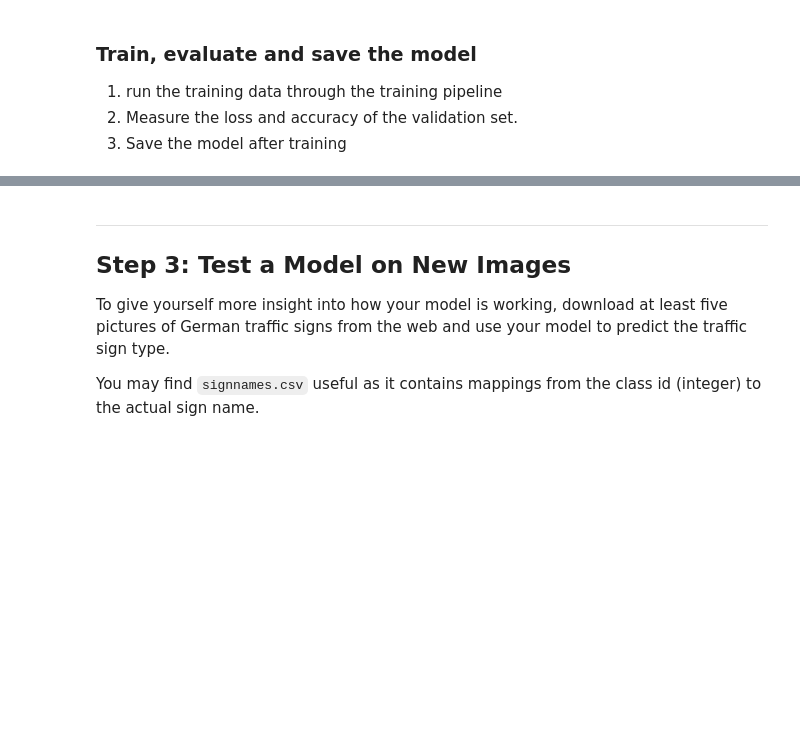
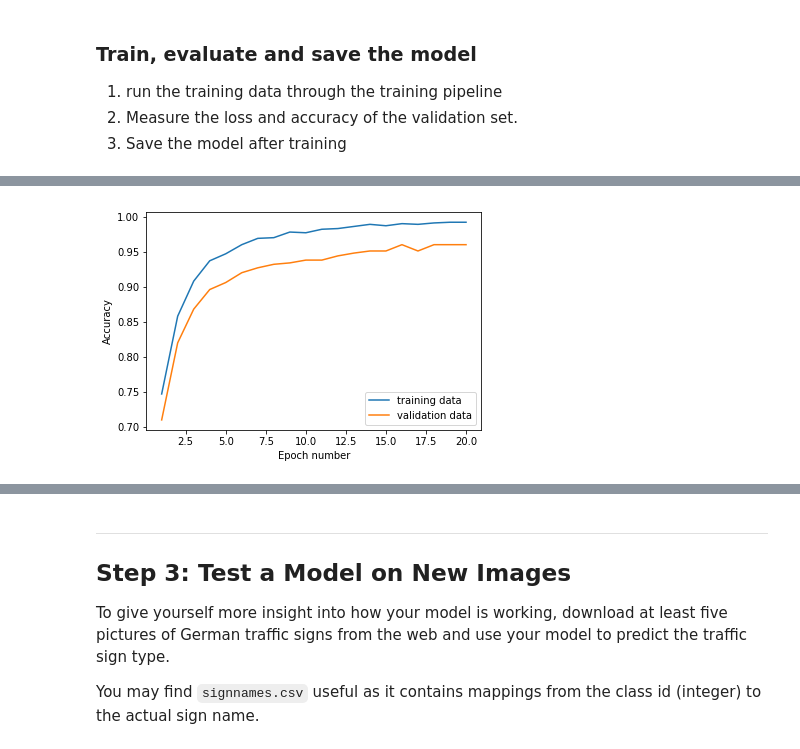
Before and after one commit to dmsehuang/CarND-Traffic-Sign-Classifier, a Jupyter notebook: Traffic_Sign_Classifier.ipynb, the cells around one changed output, grey strips where cells are left out. Saved outputs shown, nothing was run; the diff lists cells and outputs as text; code cells hidden in the pictures; blank space fills up the shorter version.

```diff
--- a/Traffic_Sign_Classifier.ipynb
+++ b/Traffic_Sign_Classifier.ipynb
@@ -456,0 +463,14 @@ Model saved
+# %%
+# EPOCHS
+epoch = range(1, 21)
+train_acc = [0.747, 0.858, 0.908, 0.937, 0.947, 0.960, 0.969, 0.970, 0.978, 0.977, 0.982, 0.983, 0.986, 0.989, 0.987, 0.990, 0.989, 0.991, 0.992, 0.992]
+valid_acc = [0.710, 0.820, 0.868, 0.896, 0.906, 0.920, 0.927, 0.932, 0.934, 0.938, 0.938, 0.944, 0.948, 0.951, 0.951, 0.960, 0.951, 0.960, 0.960, 0.960]
+
+line1, = plt.plot(epoch, train_acc, label="training data")
+line2, = plt.plot(epoch, valid_acc, label="validation data")
+plt.legend(handles = [line1, line2])
+plt.xlabel('Epoch number')
+plt.ylabel('Accuracy')
+plt.show()
+# %% [output]
+[figure, added]
```
Also changed, not shown: parts of 12 cells of this notebook, 11 other files.
